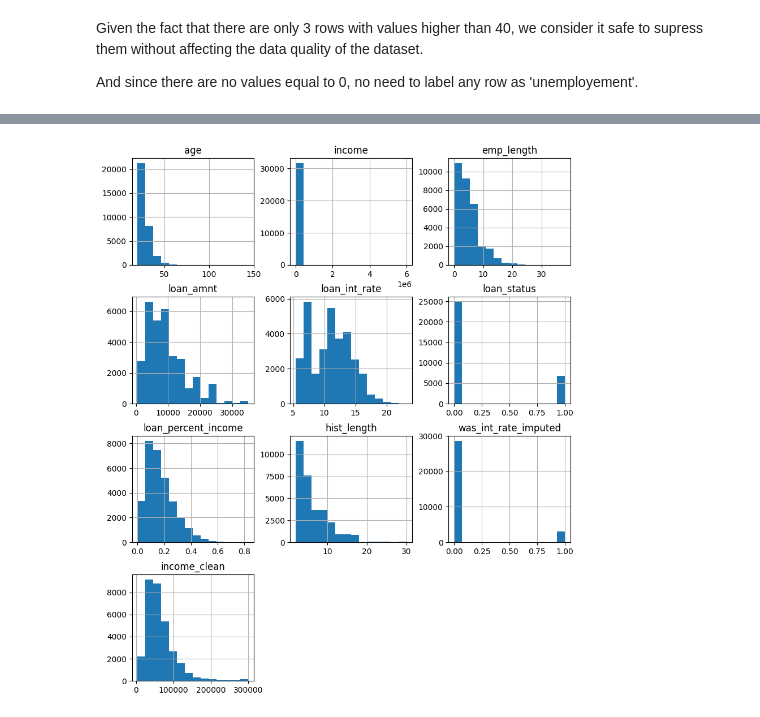
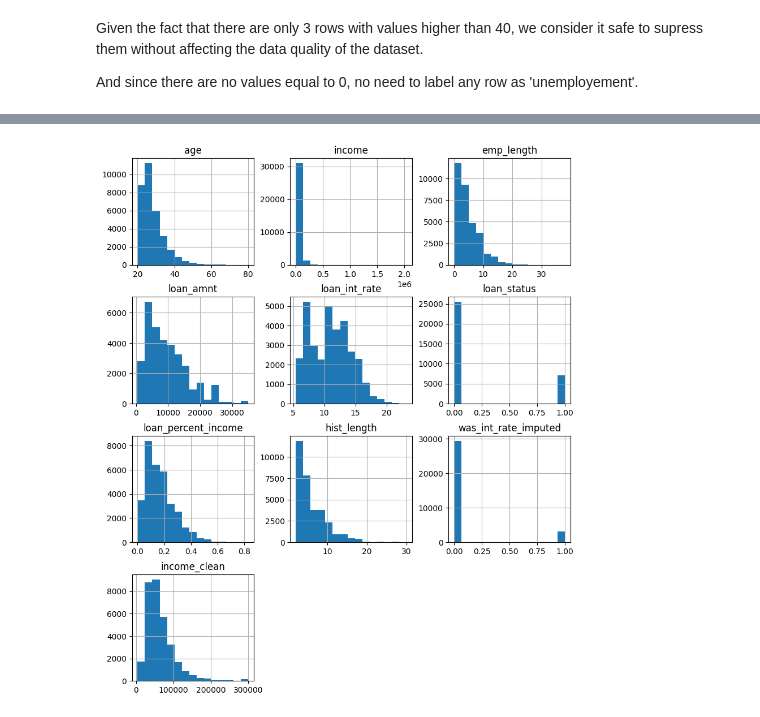
Before and after one commit to dnl-data/ML-credit-risk-prediction, a Jupyter notebook: notebooks/01_exploration_cleaning.ipynb, the cells around one changed output, grey strips where cells are left out. Drawn from its saved outputs; the diff is of its cells as text; code cells hidden in the pictures.

```diff
--- a/notebooks/01_exploration_cleaning.ipynb
+++ b/notebooks/01_exploration_cleaning.ipynb
@@ -101,6 +102,10 @@ loan_percent_income: Percent income
 historical_default: Historical default (Yes [Y], No [N])
 
 hist_length: Credit history length
+# %%
+# Changing data type 'emp_length': float to int
+
+raw_df['emp_length'] = raw_df['emp_length'].fillna(0).astype('int64')
 # %% [markdown]
 ### Missing Values
 # %%
@@ -279,5 +276,5 @@ print(count_outliner_age)
 # %%
 # age : delete lines higher than 75
-new_df = raw_df[raw_df['age'] <= 75]
+new_df = raw_df[raw_df['age'] <= 80]
 print(len(new_df))
 # %% [output]
@@ -306,7 +303,7 @@ The income variable contains extreme values up to **\$2 039 784**, while the mea
 # %%
 # income :Cap income at 99.5th percentile
 
-new_df2 = raw_df.copy()
+new_df2 = new_df.copy()
 
 income_cap = 300000
 new_df2['income_clean'] = new_df2['income'].clip(upper=income_cap)
@@ -370,5 +367,5 @@ new_df3
 # %%
 # Distribution : histogram
-hist = new_df3.hist(bins=14,figsize=[10, 12])
+hist = new_df3.hist(bins=15,figsize=[10, 12])
 # %% [output]
-[figure, old version]
+[figure, new version]
```
Also changed, not shown: parts of 10 cells of this notebook.
